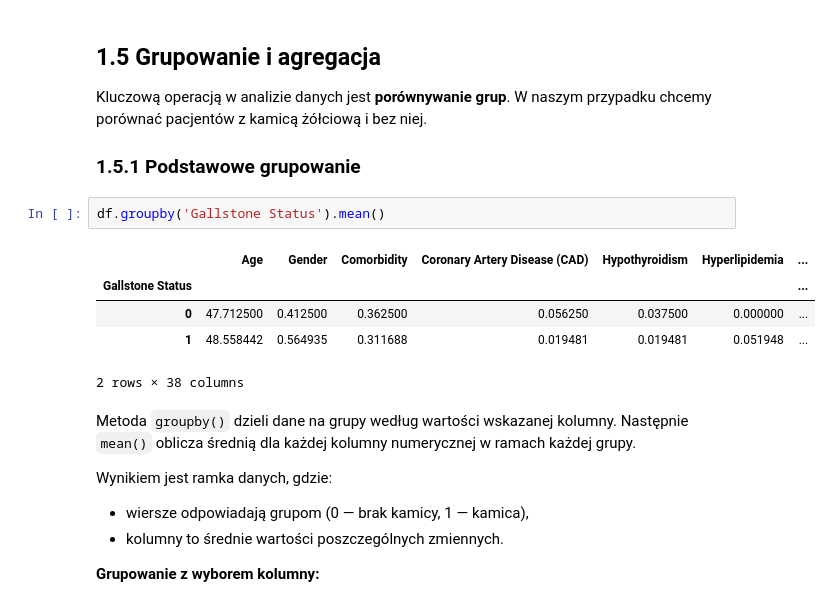
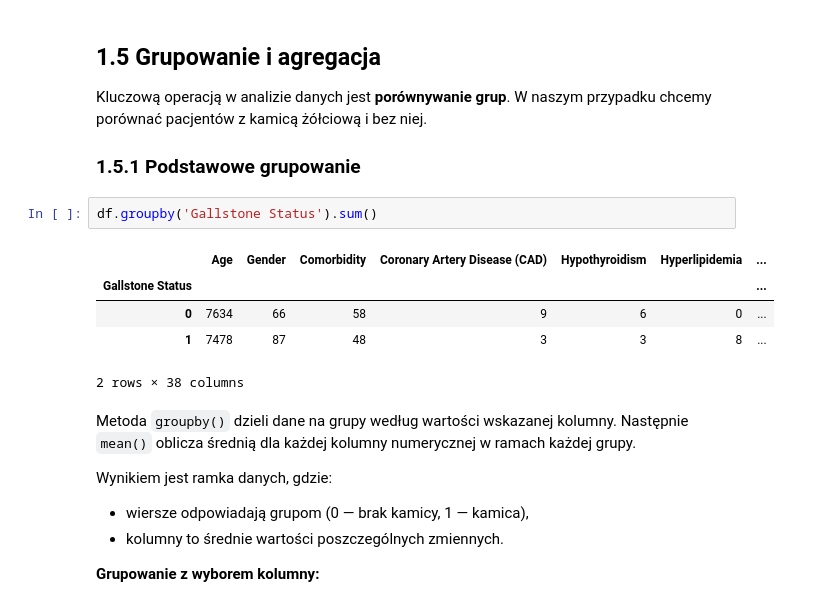
Before and after one commit to ligusoliwia/podstawy_programowania, a Jupyter notebook: SEM2/moduły_python/wyklady/wyklad_1_done.ipynb, the cells around one changed output. Drawn from its saved outputs; the diff is of its cells as text.

```diff
--- a/SEM2/moduły_python/wyklady/wyklad_1.ipynb
+++ b/SEM2/moduły_python/wyklady/wyklad_1_done.ipynb
@@ -455,12 +455,12 @@ Kluczową operacją w analizie danych jest **porównywanie grup**. W naszym przy
 
 ### 1.5.1 Podstawowe grupowanie
 # %%
-df.groupby('Gallstone Status').mean()
+df.groupby('Gallstone Status').sum()
 # %% [output]
 |  | Age | Gender | Comorbidity | Coronary Artery Disease (CAD) | Hypothyroidism | Hyperlipidemia | ... |
 | Gallstone Status |  |  |  |  |  |  | ... |
-| 0 | 47.712500 | 0.412500 | 0.362500 | 0.056250 | 0.037500 | 0.000000 | ... |
-| 1 | 48.558442 | 0.564935 | 0.311688 | 0.019481 | 0.019481 | 0.051948 | ... |
+| 0 | 7634 | 66 | 58 | 9 | 6 | 0 | ... |
+| 1 | 7478 | 87 | 48 | 3 | 3 | 8 | ... |
 2 rows × 38 columns
 # %% [markdown]
 Metoda `groupby()` dzieli dane na grupy według wartości wskazanej kolumny. Następnie `mean()` oblicza średnią dla każdej kolumny numerycznej w ramach każdej grupy.
```
